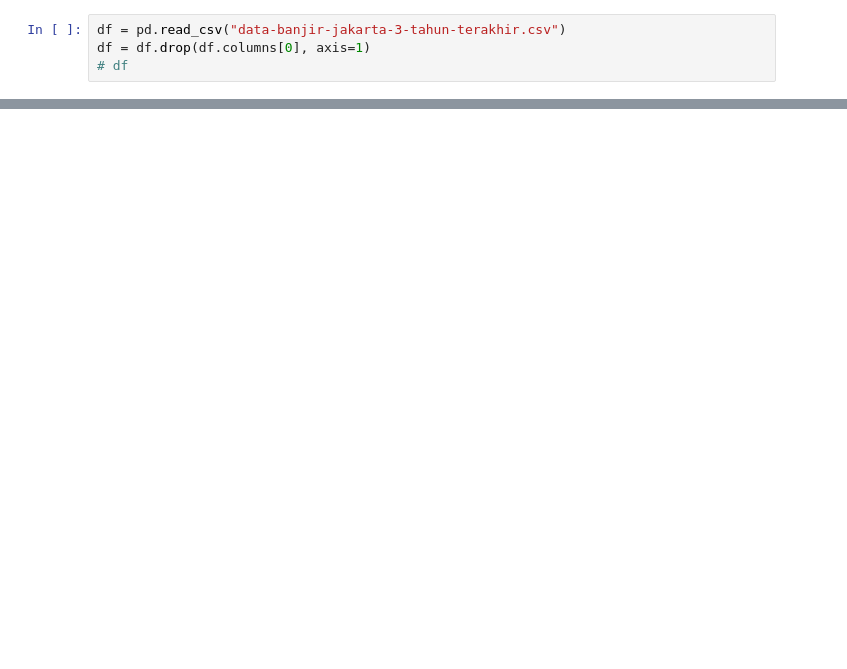
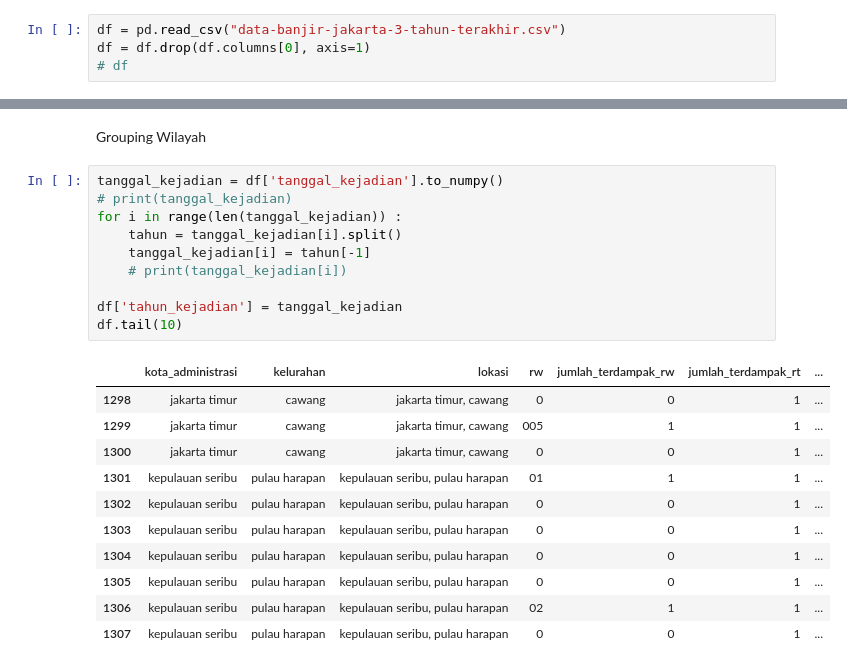
Before and after one commit to mazizr/Compfest-DAS, a Jupyter notebook: EDA_data_banjir.ipynb, the cells around one changed output, grey strips where cells are left out. Saved outputs shown, nothing was run; the diff lists cells and outputs as text; blank space fills up the shorter version.

```diff
--- a/EDA_data_banjir.ipynb
+++ b/EDA_data_banjir.ipynb
@@ -34,3 +37,27 @@ df
+# %% [markdown]
+Grouping Wilayah
+# %%
+tanggal_kejadian = df['tanggal_kejadian'].to_numpy()
+# print(tanggal_kejadian)
+for i in range(len(tanggal_kejadian)) :
+    tahun = tanggal_kejadian[i].split()
+    tanggal_kejadian[i] = tahun[-1]
+    # print(tanggal_kejadian[i])
+
+df['tahun_kejadian'] = tanggal_kejadian
+df.tail(10)
+# %% [output]
+|  | kota_administrasi | kelurahan | lokasi | rw | jumlah_terdampak_rw | jumlah_terdampak_rt | ... |
+| 1298 | jakarta timur | cawang | jakarta timur, cawang | 0 | 0 | 1 | ... |
+| 1299 | jakarta timur | cawang | jakarta timur, cawang | 005 | 1 | 1 | ... |
+| 1300 | jakarta timur | cawang | jakarta timur, cawang | 0 | 0 | 1 | ... |
+| 1301 | kepulauan seribu | pulau harapan | kepulauan seribu, pulau harapan | 01 | 1 | 1 | ... |
+| 1302 | kepulauan seribu | pulau harapan | kepulauan seribu, pulau harapan | 0 | 0 | 1 | ... |
+| 1303 | kepulauan seribu | pulau harapan | kepulauan seribu, pulau harapan | 0 | 0 | 1 | ... |
+| 1304 | kepulauan seribu | pulau harapan | kepulauan seribu, pulau harapan | 0 | 0 | 1 | ... |
+| 1305 | kepulauan seribu | pulau harapan | kepulauan seribu, pulau harapan | 0 | 0 | 1 | ... |
+| 1306 | kepulauan seribu | pulau harapan | kepulauan seribu, pulau harapan | 02 | 1 | 1 | ... |
+| 1307 | kepulauan seribu | pulau harapan | kepulauan seribu, pulau harapan | 0 | 0 | 1 | ... |
 # %%
 # Melakukan grouping berdasarkan kolom 'lokasi' dan menghitung jumlah dalam setiap grup
 grouped_data = df.groupby('kota_administrasi').size()
```
Also changed, not shown: parts of 17 cells of this notebook, 11 other files.
